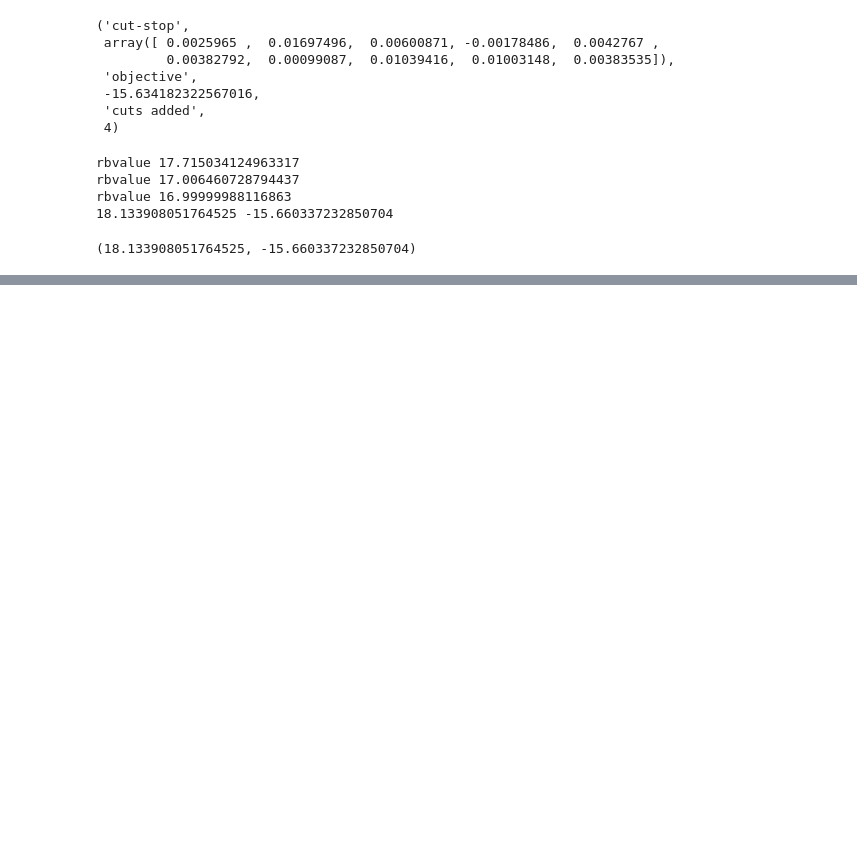
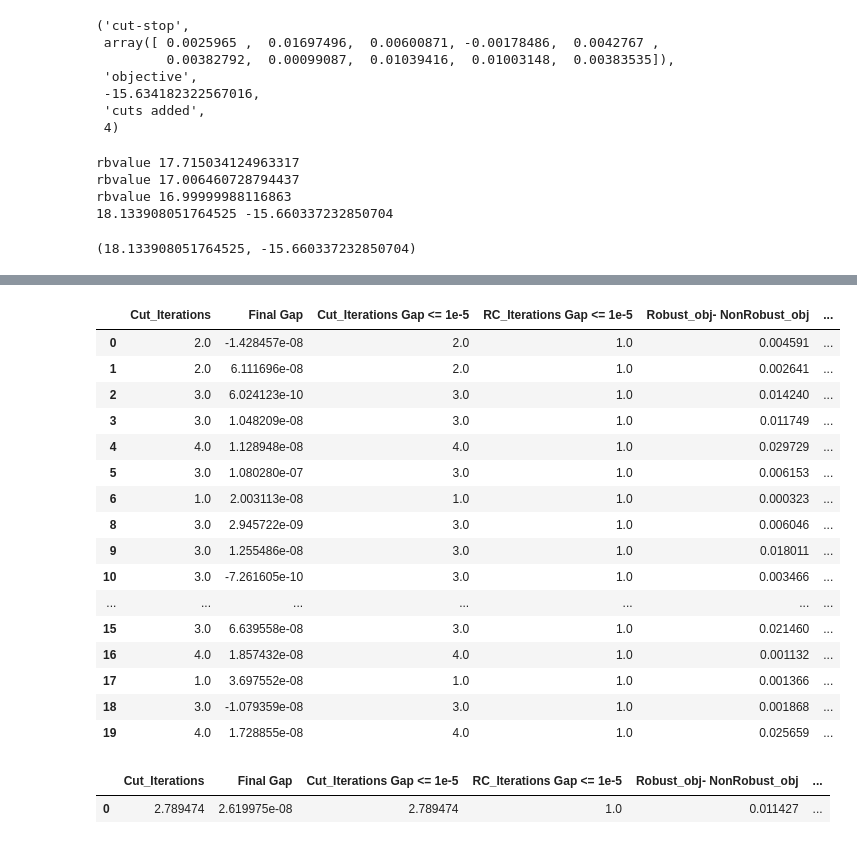
Before and after one commit to GuanJinNL/Robust_Optimization_Risk_Measures, a Jupyter notebook: upper_and_below_putility.ipynb, the cells around one changed output, grey strips where cells are left out. Drawn from its saved outputs; the diff is of its cells as text; code cells hidden in the pictures; blank space fills up the shorter version.

```diff
--- a/upper_and_below_putility.ipynb
+++ b/upper_and_below_putility.ipynb
@@ -381,0 +382,28 @@ df
+# %%
+df.replace([np.inf, -np.inf], np.nan, inplace=True)
+df = df.dropna()
+df
+# %% [output]
+|  | Cut_Iterations | Final Gap | Cut_Iterations Gap <= 1e-5 | RC_Iterations Gap <= 1e-5 | Robust_obj- NonRobust_obj | ... |
+| 0 | 2.0 | -1.428457e-08 | 2.0 | 1.0 | 0.004591 | ... |
+| 1 | 2.0 | 6.111696e-08 | 2.0 | 1.0 | 0.002641 | ... |
+| 2 | 3.0 | 6.024123e-10 | 3.0 | 1.0 | 0.014240 | ... |
+| 3 | 3.0 | 1.048209e-08 | 3.0 | 1.0 | 0.011749 | ... |
+| 4 | 4.0 | 1.128948e-08 | 4.0 | 1.0 | 0.029729 | ... |
+| 5 | 3.0 | 1.080280e-07 | 3.0 | 1.0 | 0.006153 | ... |
+| 6 | 1.0 | 2.003113e-08 | 1.0 | 1.0 | 0.000323 | ... |
+| 8 | 3.0 | 2.945722e-09 | 3.0 | 1.0 | 0.006046 | ... |
+| 9 | 3.0 | 1.255486e-08 | 3.0 | 1.0 | 0.018011 | ... |
+| 10 | 3.0 | -7.261605e-10 | 3.0 | 1.0 | 0.003466 | ... |
+| ... | ... | ... | ... | ... | ... | ... |
+| 15 | 3.0 | 6.639558e-08 | 3.0 | 1.0 | 0.021460 | ... |
+| 16 | 4.0 | 1.857432e-08 | 4.0 | 1.0 | 0.001132 | ... |
+| 17 | 1.0 | 3.697552e-08 | 1.0 | 1.0 | 0.001366 | ... |
+| 18 | 3.0 | -1.079359e-08 | 3.0 | 1.0 | 0.001868 | ... |
+| 19 | 4.0 | 1.728855e-08 | 4.0 | 1.0 | 0.025659 | ... |
+# %%
+meandata = pd.DataFrame(data = df.mean()).transpose()
+meandata
+# %% [output]
+|  | Cut_Iterations | Final Gap | Cut_Iterations Gap <= 1e-5 | RC_Iterations Gap <= 1e-5 | Robust_obj- NonRobust_obj | ... |
+| 0 | 2.789474 | 2.619975e-08 | 2.789474 | 1.0 | 0.011427 | ... |
```
Also changed, not shown: parts of 2 cells of this notebook.
